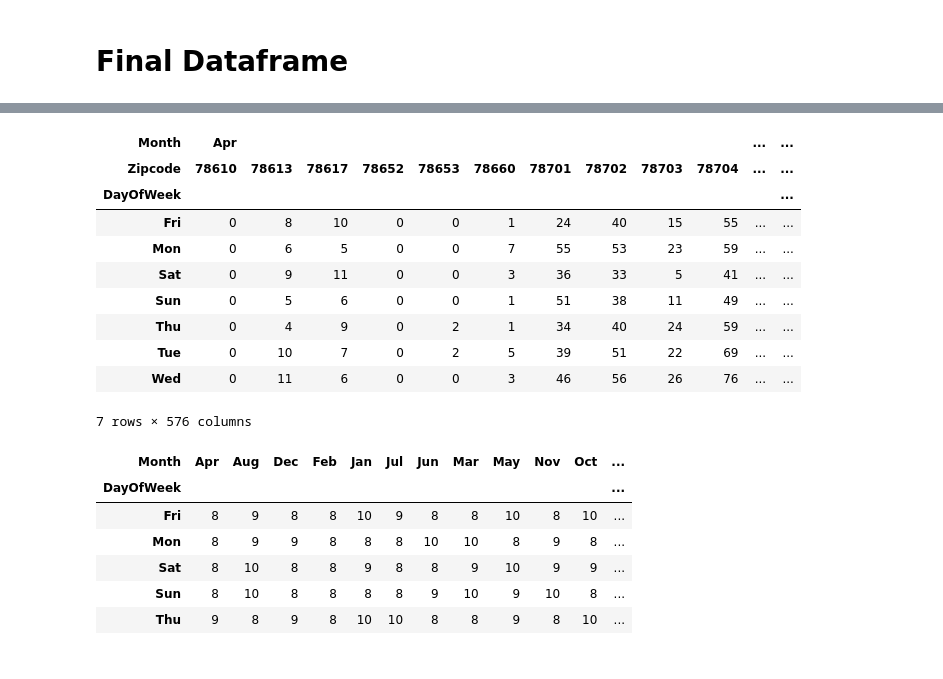
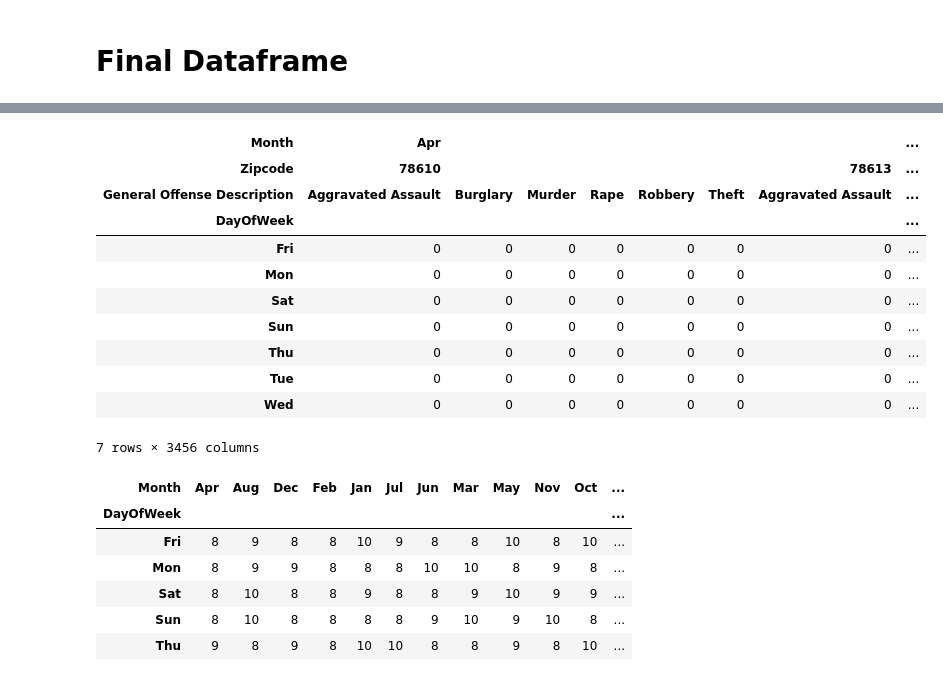
Before and after one commit to sxzhu/mis381_project, a Jupyter notebook: Exploratory_Template-model.ipynb, the cells around one changed output, grey strips where cells are left out. Saved outputs shown, nothing was run; the diff lists cells and outputs as text; code cells hidden in the pictures.

Commit message:
Added offense break-down

```diff
--- a/Exploratory_Template-model.ipynb
+++ b/Exploratory_Template-model.ipynb
@@ -98,20 +106,21 @@ crime.head()
 | 4 | 10/02/2014 12:00:00 AM | N | 3 | 9.02 | G | AGG ROBBERY/DEADLY WEAPON | ... |
 # %%
 df = crime
-result = pd.crosstab(df['DayOfWeek'], [df['Month'], df['Zipcode']], dropna=False)
+result = pd.crosstab(df['DayOfWeek'], [df['Month'], df['Zipcode'], df['General Offense Description']], dropna=False)
 result
 # %% [output]
-| Month | Apr |  |  |  |  |  |  |  |  |  | ... | ... |
-| Zipcode | 78610 | 78613 | 78617 | 78652 | 78653 | 78660 | 78701 | 78702 | 78703 | 78704 | ... | ... |
-| DayOfWeek |  |  |  |  |  |  |  |  |  |  |  | ... |
-| Fri | 0 | 8 | 10 | 0 | 0 | 1 | 24 | 40 | 15 | 55 | ... | ... |
-| Mon | 0 | 6 | 5 | 0 | 0 | 7 | 55 | 53 | 23 | 59 | ... | ... |
-| Sat | 0 | 9 | 11 | 0 | 0 | 3 | 36 | 33 | 5 | 41 | ... | ... |
-| Sun | 0 | 5 | 6 | 0 | 0 | 1 | 51 | 38 | 11 | 49 | ... | ... |
-| Thu | 0 | 4 | 9 | 0 | 2 | 1 | 34 | 40 | 24 | 59 | ... | ... |
-| Tue | 0 | 10 | 7 | 0 | 2 | 5 | 39 | 51 | 22 | 69 | ... | ... |
-| Wed | 0 | 11 | 6 | 0 | 0 | 3 | 46 | 56 | 26 | 76 | ... | ... |
+| Month | Apr |  |  |  |  |  |  | ... |
+| Zipcode | 78610 |  |  |  |  |  | 78613 | ... |
+| General Offense Description | Aggravated Assault | Burglary | Murder | Rape | Robbery | Theft | Aggravated Assault | ... |
+| DayOfWeek |  |  |  |  |  |  |  | ... |
+| Fri | 0 | 0 | 0 | 0 | 0 | 0 | 0 | ... |
+| Mon | 0 | 0 | 0 | 0 | 0 | 0 | 0 | ... |
+| Sat | 0 | 0 | 0 | 0 | 0 | 0 | 0 | ... |
+| Sun | 0 | 0 | 0 | 0 | 0 | 0 | 0 | ... |
+| Thu | 0 | 0 | 0 | 0 | 0 | 0 | 0 | ... |
+| Tue | 0 | 0 | 0 | 0 | 0 | 0 | 0 | ... |
+| Wed | 0 | 0 | 0 | 0 | 0 | 0 | 0 | ... |
-7 rows × 576 columns
+7 rows × 3456 columns
 # %%
 df = crime.drop_duplicates(subset='Date')
 test = pd.crosstab(df['DayOfWeek'], [df['Month']], dropna=False)
```
Also changed, not shown: parts of 5 cells of this notebook.
